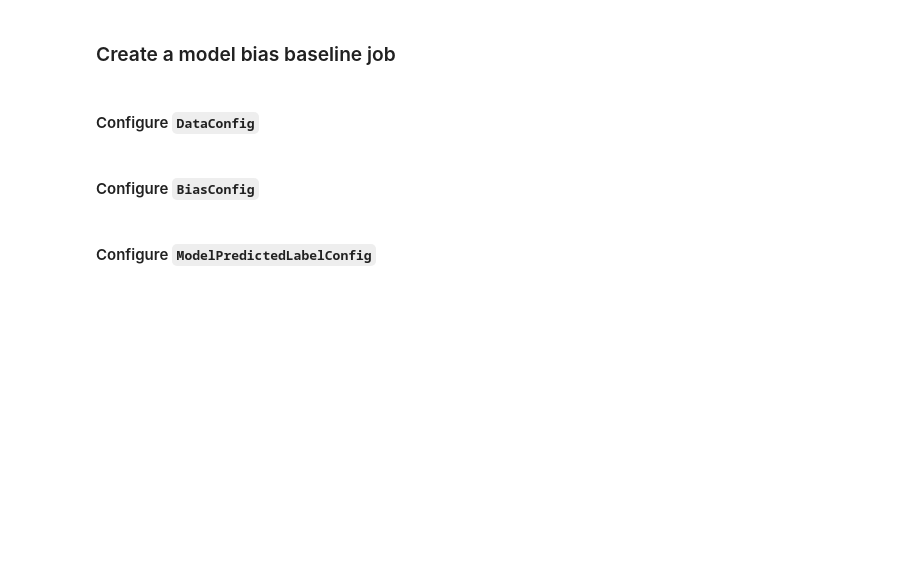
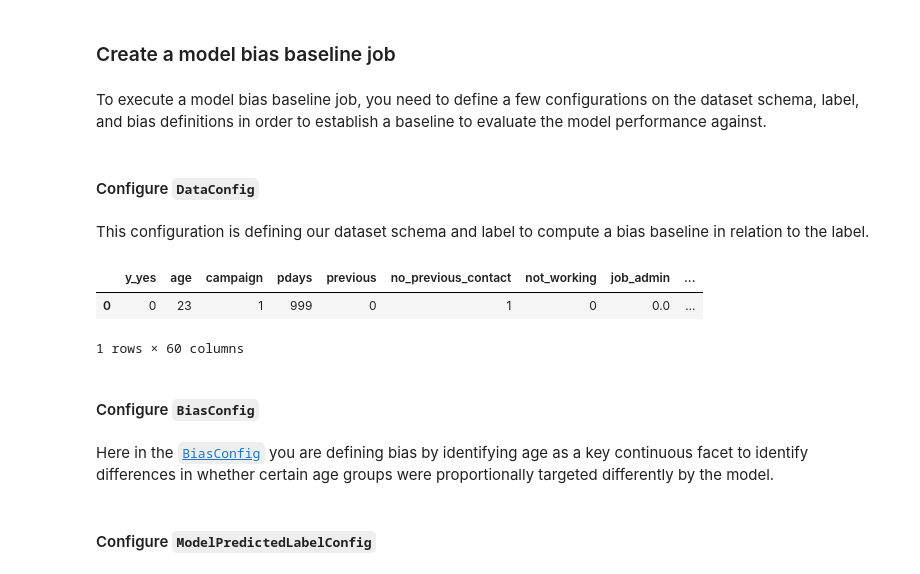
Before and after one commit to aws-samples/mlops-amazon-sagemaker, a Jupyter notebook: amazon-sagemaker-end-to-end-mlops/model-monitor-explain.ipynb, the cells around one changed output. Drawn from its saved outputs; the diff is of its cells as text; code cells hidden in the pictures; blank space fills up the shorter version.

Commit message:
Lab notebook updates - feature attribution job debugged

```diff
--- a/amazon-sagemaker-end-to-end-mlops/model-monitor-explain.ipynb
+++ b/amazon-sagemaker-end-to-end-mlops/model-monitor-explain.ipynb
@@ -103,4 +121,7 @@ predictor.update_data_capture_config(data_capture_config)
 Now send data to this endpoint to get inferences in real time.
 
 With data capture enabled in the previous step, the request and response payload, along with some additional metadata, is saved to the S3 location specified in `DataCaptureConfig`.
+# %%
+# Read in training set for schema and to compute feature attribution baselines.
+train_df = pd.read_csv("train-headers.csv")
 # %%
@@ -444,6 +625,16 @@ model_bias_monitor = ModelBiasMonitor(
 )
 # %% [markdown]
 ### Create a model bias baseline job
+# %% [markdown]
+To execute a model bias baseline job, you need to define a few configurations on the dataset schema, label, and bias definitions in order to establish a baseline to evaluate the model performance against.
 # %% [markdown]
 #### Configure `DataConfig`
+# %% [markdown]
+This configuration is defining our dataset schema and label to compute a bias baseline in relation to the label.
+# %%
+train_df.head(1)
+# %% [output]
+|  | y_yes | age | campaign | pdays | previous | no_previous_contact | not_working | job_admin | ... |
+| 0 | 0 | 23 | 1 | 999 | 0 | 1 | 0 | 0.0 | ... |
+1 rows × 60 columns
 # %%
@@ -458,5 +649,7 @@ model_bias_data_config = DataConfig(
 )
 # %% [markdown]
 #### Configure `BiasConfig`
+# %% [markdown]
+Here in the [`BiasConfig`](https://sagemaker.readthedocs.io/en/stable/api/training/processing.html?highlight=clarify#sagemaker.clarify.BiasConfig) you are defining bias by identifying age as a key continuous facet to identify differences in whether certain age groups were proportionally targeted differently by the model.
 # %%
 model_bias_config = BiasConfig(
```
Also changed, not shown: parts of 85 cells of this notebook.
